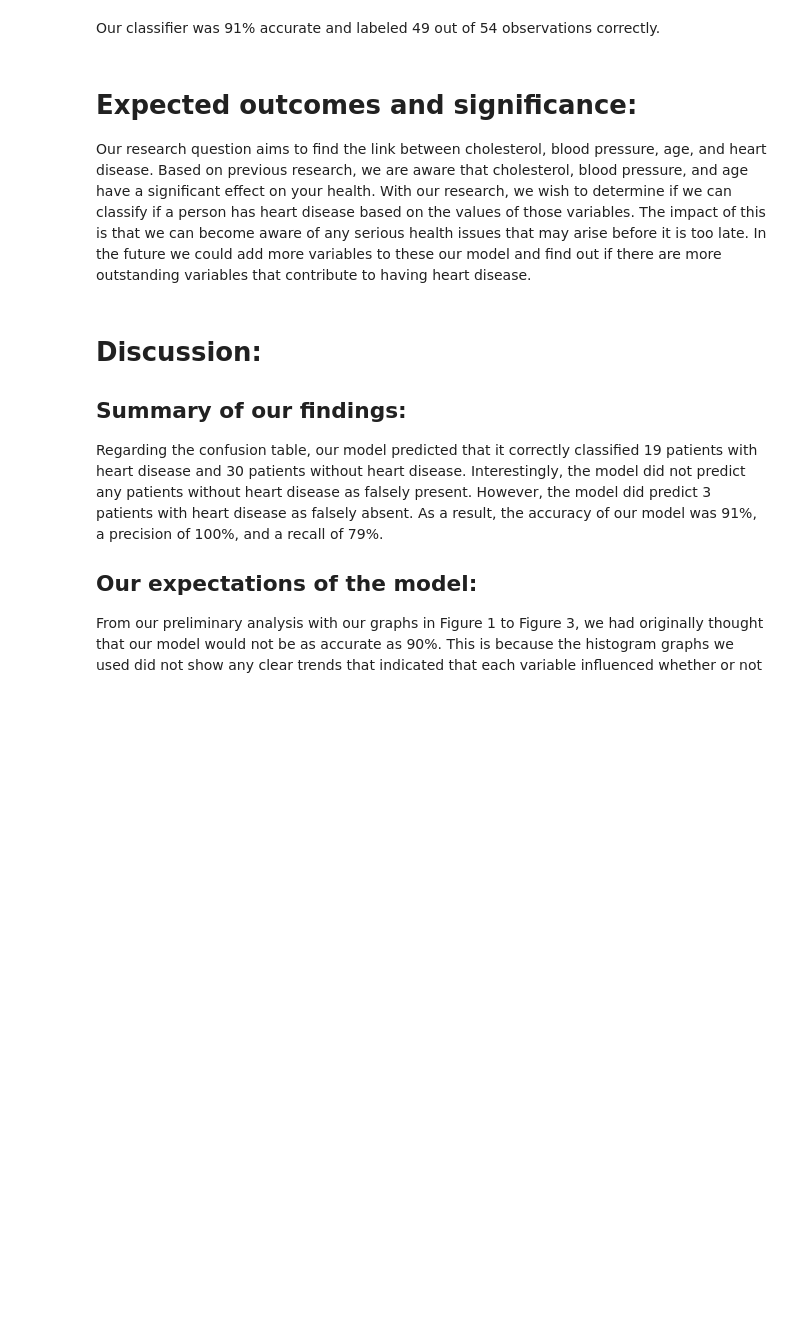
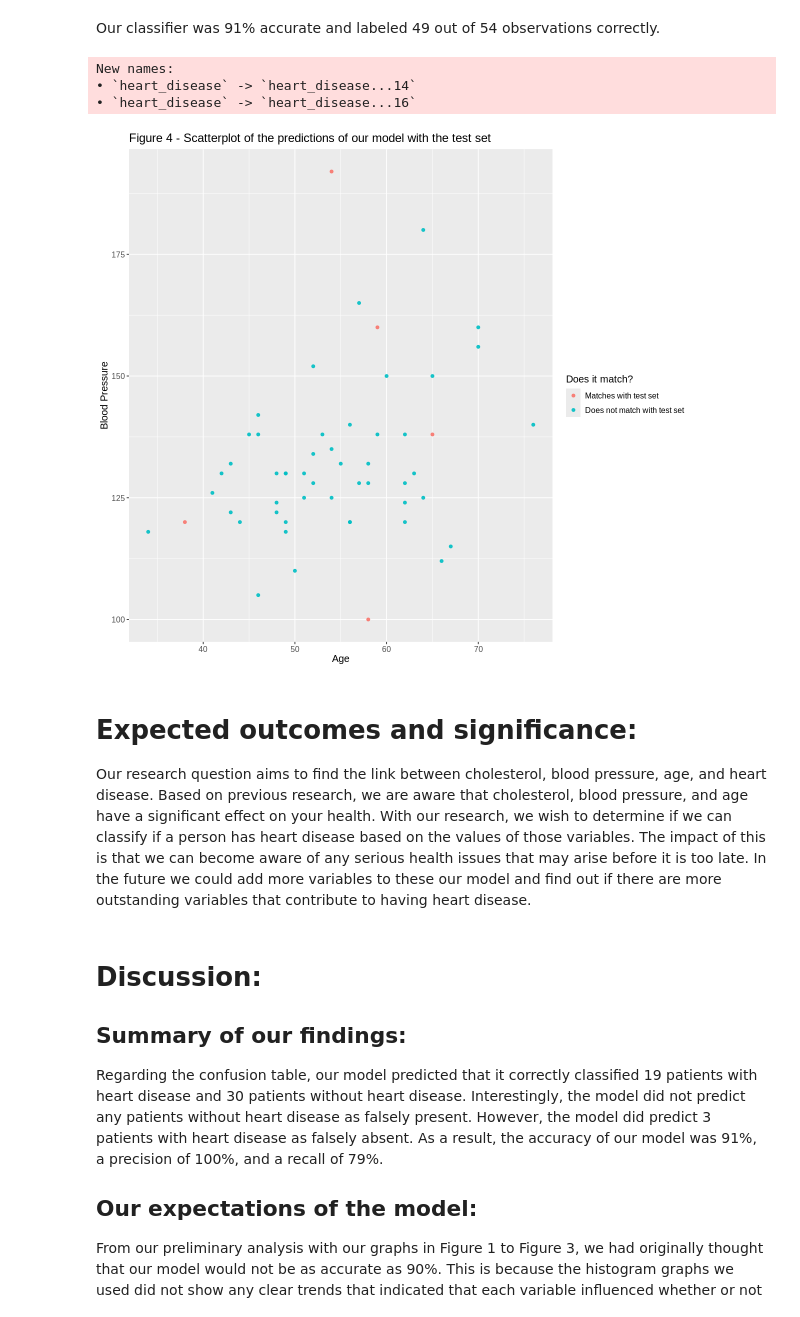
Before and after one commit to jake-fung/DSCI100-002-031-GroupProject, a Jupyter notebook: project_proposal.ipynb, the cells around one changed output. Cells and saved outputs as stored; diff of their text form; code cells hidden in the pictures; blank space fills up the shorter version.

```diff
--- a/project_proposal.ipynb
+++ b/project_proposal.ipynb
@@ -275,26 +348,31 @@ confusion
 # %% [markdown]
 Our classifier was 91% accurate and labeled 49 out of 54 observations correctly.
 # %%
+# We will visualize how our predictions matched with our test set.
 heart_test_predictions_2 <- heart_test_predictions |>
 select(.pred_class, heart_disease) |>
 mutate(validity = .pred_class == heart_disease)
 
 heart_test_2 <- heart_test |>
 bind_cols(heart_test_predictions_2)
 
-heart_test_2 |>
+heart_test_2 <- heart_test_2 |>
     select(-heart_disease...14)
 
 test_heart <- heart_test_2 |>
   ggplot(aes(x = age, y = bp, color = validity)) +
-  geom_point(alpha = 0.5) +
-  labs(color = "Diagnosis") +
-  scale_color_discrete(labels = c('Match', 'Does not Match')) +
-  theme(text = element_text(size = 12))
-
+  geom_point(alpha = 0.9) +
+  labs(color = "Does it match?", x = "Age", y = "Blood Pressure") +
+  scale_color_discrete(labels = c('Matches with test set', 'Does not match with test set')) +
+  theme(text = element_text(size = 12)) +
+    ggtitle("Figure 4 - Scatterplot of the predictions of our model with the test set")
 ### make a new column by mutating which has entries true or false, based on whether ur model's prediction matches the true prediction. plot this with age and bp and the legend will tell you whether the prediction is correct or not
-
 test_heart
+# %% [output]
+New names:
+• `heart_disease` -> `heart_disease...14`
+• `heart_disease` -> `heart_disease...16`
+[figure, added]
 # %% [markdown]
 
 # Expected outcomes and significance:
```
Also changed, not shown: parts of 11 cells of this notebook.
